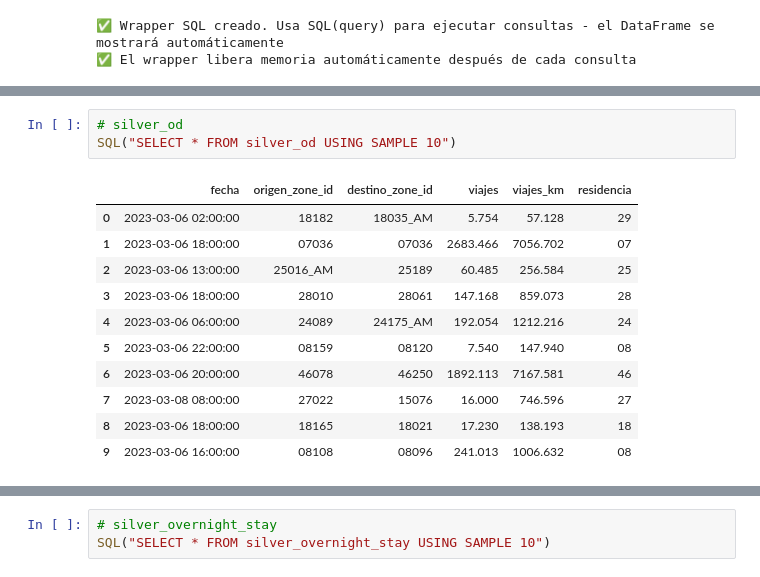
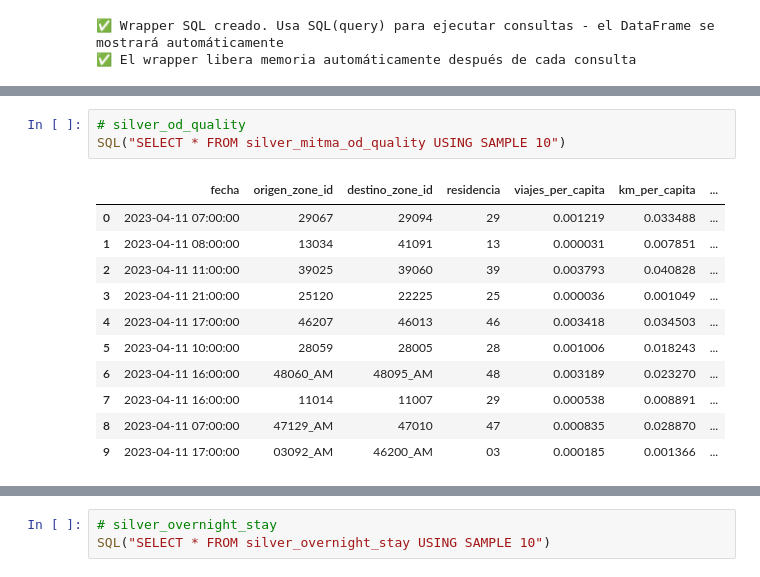
Before and after one commit to bgramaje/muceim-airflow, a Jupyter notebook: notebooks/queries.ipynb, the cells around one changed output, grey strips where cells are left out. Saved outputs shown, nothing was run; the diff lists cells and outputs as text.

```diff
--- a/notebooks/queries.ipynb
+++ b/notebooks/queries.ipynb
@@ -312,15 +325,15 @@ SQL("SELECT * FROM silver_zones USING SAMPLE 10")
 # %%
-# silver_od
-SQL("SELECT * FROM silver_od USING SAMPLE 10")
+# silver_od_quality
+SQL("SELECT * FROM silver_mitma_od_quality USING SAMPLE 10")
 # %% [output]
-|  | fecha | origen_zone_id | destino_zone_id | viajes | viajes_km | residencia |
-| 0 | 2023-03-06 02:00:00 | 18182 | 18035_AM | 5.754 | 57.128 | 29 |
-| 1 | 2023-03-06 18:00:00 | 07036 | 07036 | 2683.466 | 7056.702 | 07 |
-| 2 | 2023-03-06 13:00:00 | 25016_AM | 25189 | 60.485 | 256.584 | 25 |
-| 3 | 2023-03-06 18:00:00 | 28010 | 28061 | 147.168 | 859.073 | 28 |
-| 4 | 2023-03-06 06:00:00 | 24089 | 24175_AM | 192.054 | 1212.216 | 24 |
-| 5 | 2023-03-06 22:00:00 | 08159 | 08120 | 7.540 | 147.940 | 08 |
-| 6 | 2023-03-06 20:00:00 | 46078 | 46250 | 1892.113 | 7167.581 | 46 |
-| 7 | 2023-03-08 08:00:00 | 27022 | 15076 | 16.000 | 746.596 | 27 |
-| 8 | 2023-03-06 18:00:00 | 18165 | 18021 | 17.230 | 138.193 | 18 |
-| 9 | 2023-03-06 16:00:00 | 08108 | 08096 | 241.013 | 1006.632 | 08 |
+|  | fecha | origen_zone_id | destino_zone_id | residencia | viajes_per_capita | km_per_capita | ... |
+| 0 | 2023-04-11 07:00:00 | 29067 | 29094 | 29 | 0.001219 | 0.033488 | ... |
+| 1 | 2023-04-11 08:00:00 | 13034 | 41091 | 13 | 0.000031 | 0.007851 | ... |
+| 2 | 2023-04-11 11:00:00 | 39025 | 39060 | 39 | 0.003793 | 0.040828 | ... |
+| 3 | 2023-04-11 21:00:00 | 25120 | 22225 | 25 | 0.000036 | 0.001049 | ... |
+| 4 | 2023-04-11 17:00:00 | 46207 | 46013 | 46 | 0.003418 | 0.034503 | ... |
+| 5 | 2023-04-11 10:00:00 | 28059 | 28005 | 28 | 0.001006 | 0.018243 | ... |
+| 6 | 2023-04-11 16:00:00 | 48060_AM | 48095_AM | 48 | 0.003189 | 0.023270 | ... |
+| 7 | 2023-04-11 16:00:00 | 11014 | 11007 | 29 | 0.000538 | 0.008891 | ... |
+| 8 | 2023-04-11 07:00:00 | 47129_AM | 47010 | 47 | 0.000835 | 0.028870 | ... |
+| 9 | 2023-04-11 17:00:00 | 03092_AM | 46200_AM | 03 | 0.000185 | 0.001366 | ... |
```
Also changed, not shown: parts of 18 cells of this notebook, 12 other files.
